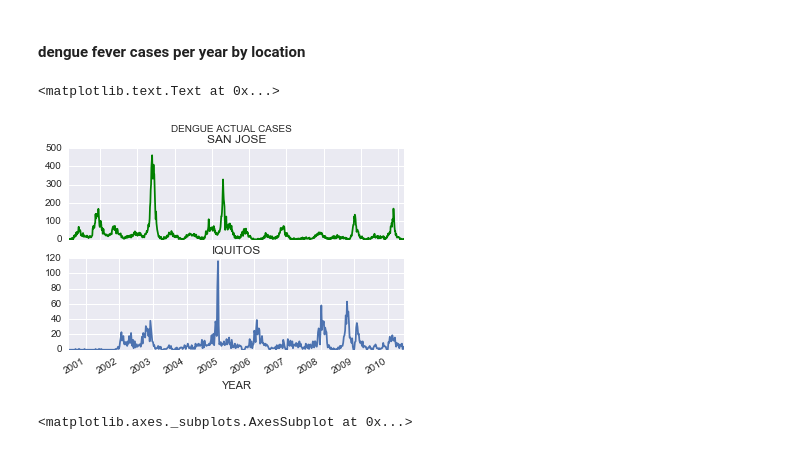
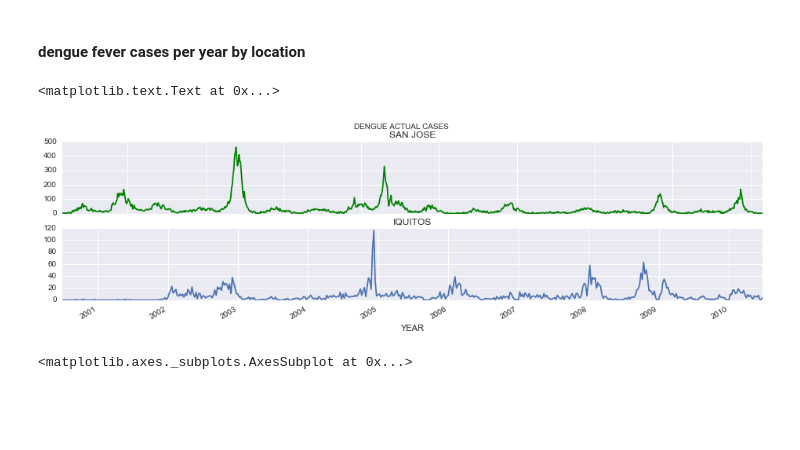
Before and after one commit to jdills26/dengue-fever-prediction, a Jupyter notebook: exploration-and-visuals.ipynb, the cells around one changed output. Cells and saved outputs as stored; diff of their text form; code cells hidden in the pictures; blank space fills up the shorter version.

```diff
--- a/exploration-and-visuals.ipynb
+++ b/exploration-and-visuals.ipynb
@@ -63,22 +63,22 @@ both.head()
 # %% [markdown]
 #### dengue fever cases per year by location
 # %%
-figs, axes = plt.subplots(nrows=2, ncols=1)
+figs, axes = plt.subplots(nrows=2, ncols=1, figsize=(16, 4))
 
 ax = df[df['city']=='sj'].total_cases.plot(ax=axes[0], label="San Juan", color='g')
 ax.set_title('SAN JOSE')
 ax.set_xticklabels([])
 ax.set_xlabel("")
 
 # plot iq
 ax1 = df[df['city']=='iq'].total_cases.plot(ax=axes[1], label="Iquitos")
 ax1.set_title('IQUITOS')
 ax1.set_xlabel("YEAR")
 
 plt.suptitle("DENGUE ACTUAL CASES")
 # %% [output]
 <matplotlib.text.Text at 0x...>
-[figure, old version]
+[figure, new version]
 # %%
 pv = pd.pivot_table(df, index=df.index.year, columns=df.city,
                     values='total_cases', aggfunc='sum')
```
Also changed, not shown: parts of 1 cell of this notebook.
